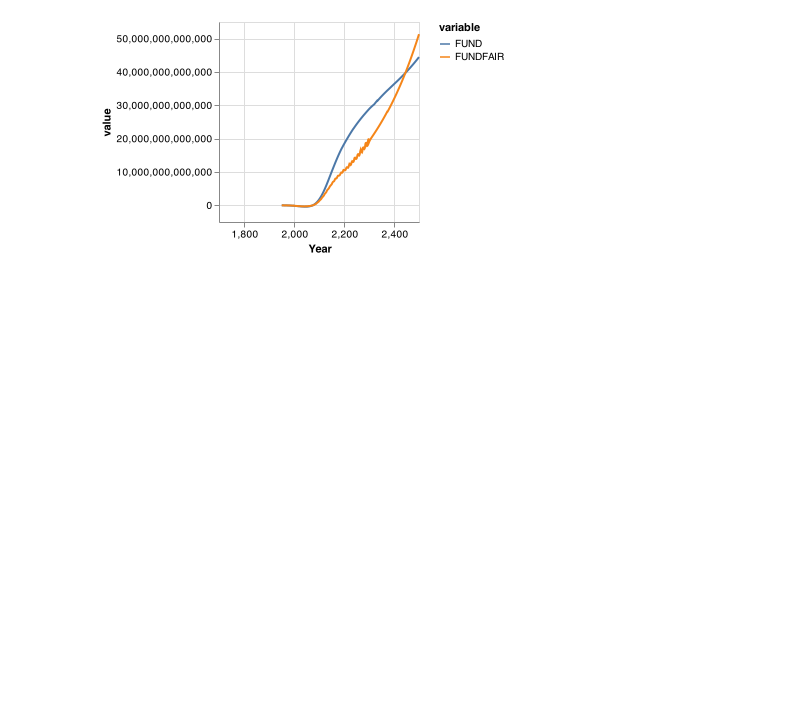
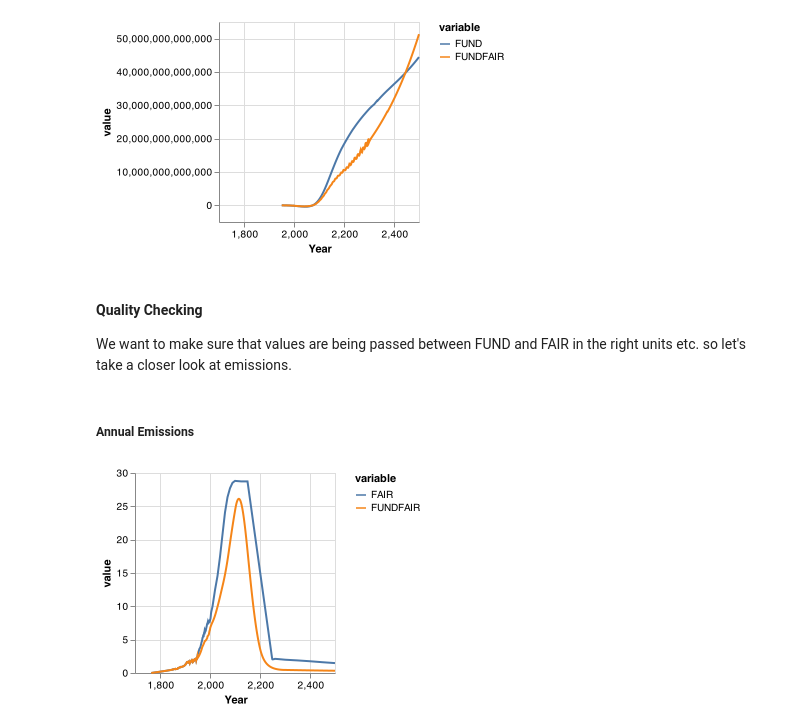
Before and after one commit to anthofflab/MimiFUND-MimiFAIR-Flat.jl, a Jupyter notebook: MimiFUND-MimiFAIR-Flat.ipynb, the cells around one changed output. Cells and saved outputs as stored; diff of their text form; code cells hidden in the pictures; blank space fills up the shorter version.

Commit message:
Make more emissions check graphics

```diff
--- a/MimiFUND-MimiFAIR-Flat.ipynb
+++ b/MimiFUND-MimiFAIR-Flat.ipynb
@@ -310,3 +314,30 @@ stack(df, [:FUND, :FUNDFAIR]) |>
 )
 # %% [output]
 [figure]
+# %% [markdown]
+#### Quality Checking
+
+We want to make sure that values are being passed between FUND and FAIR in the right units etc. so let's take a closer look at emissions.
+# %% [markdown]
+##### Annual Emissions
+# %%
+# annual emissions
+
+fairvals = mfair[:co2_cycle, :E_CO₂]
+fundfairvals =  m[:co2_cycle, :E_CO₂]
+
+df = DataFrame(
+    :Year => Mimi.time_labels(m),
+    :FAIR => fairvals,
+    :FUNDFAIR => fundfairvals)
+
+stack(df, [:FAIR, :FUNDFAIR]) |>
+
+@vlplot(
+    :line,
+    x = :Year,
+    y = :value,
+    color = :variable
+)
+# %% [output]
+[figure, added]
```
Also changed, not shown: parts of 7 cells of this notebook, 1 other file.
